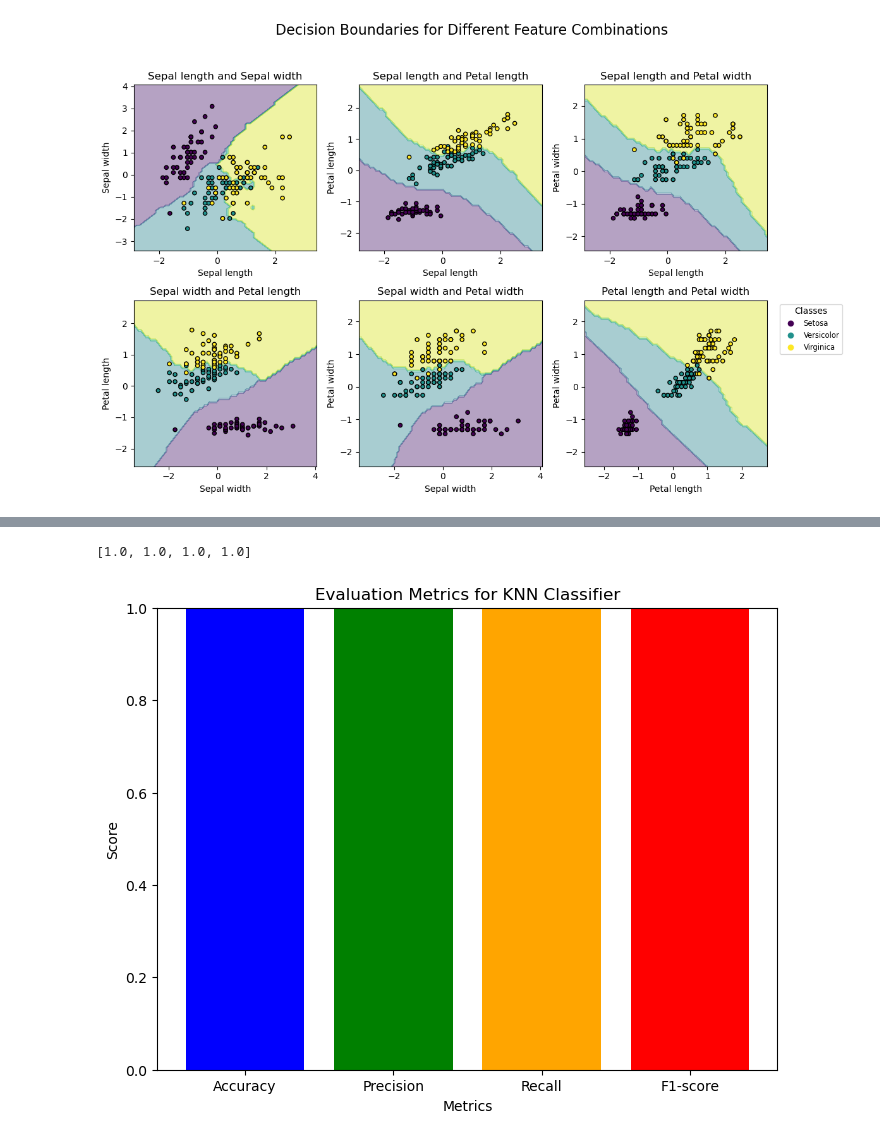
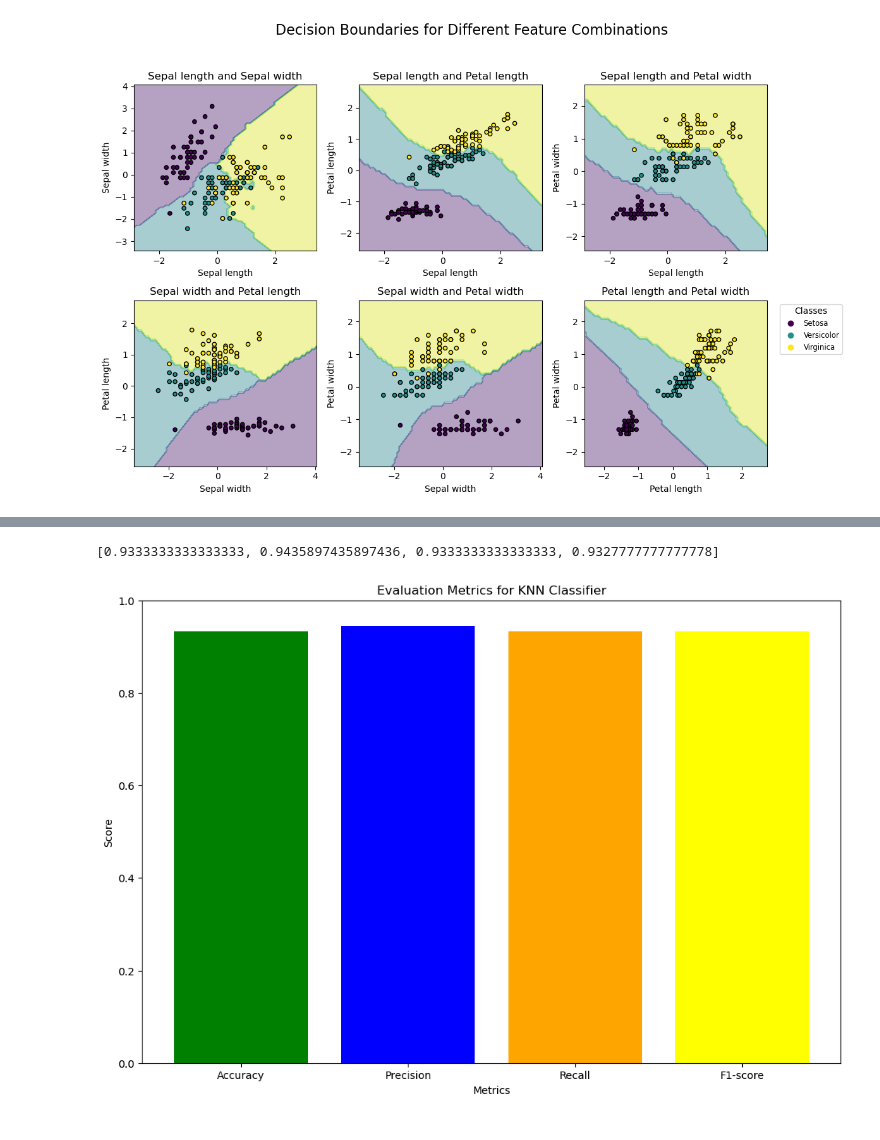
Before and after one commit to andreiandrade7/MACHINE-LEARNING-AND-STATISTICS, a Jupyter notebook: project.ipynb, the cells around one changed output, grey strips where cells are left out. Drawn from its saved outputs; the diff is of its cells as text; code cells hidden in the pictures.

```diff
--- a/project.ipynb
+++ b/project.ipynb
@@ -150,0 +154,18 @@ iris_df['class'] = iris.target
+# %%
+# Creating a DataFrame using the original dataset information
+iris_df = pd.DataFrame(data=iris.data, columns=iris.feature_names)
+
+# Adding a 'class' column based on the target variable
+iris_df['class'] = iris.target
+
+# Mapping numeric class labels to class names
+class_names = {0: 'Setosa', 1: 'Versicolor', 2: 'Virginica'}
+iris_df['class'] = iris_df['class'].map(class_names)
+
+# Visualizing relationships using seaborn's pairplot with updated class names in the legend
+sns.pairplot(iris_df, hue='class', palette='dark', hue_order=['Setosa', 'Versicolor', 'Virginica'])
+
+
+
+plt.savefig('images/output_raw-pairplot.png')
+plt.show()
@@ -171,12 +194,6 @@ else:
 
 X = iris_df[['sepal length (cm)', 'sepal width (cm)', 'petal length (cm)', 'petal width (cm)']]
 y = iris_df['class']
-
-
-# Load the Iris dataset
-iris = load_iris()
-X = pd.DataFrame(iris.data)
-y = iris.target
 # %% [output]
 No empty values were found.
 # %% [markdown]
@@ -503,32 +525,23 @@ Setting 9 neighbors in the classifier underscores the challenges in distinguishi
 # %%
-from sklearn.metrics import accuracy_score, precision_score, recall_score, f1_score
-
-# Initialize the KNN classifier
-knn = KNeighborsClassifier(n_neighbors=3)
-
-# Fit the classifier to the training data
-knn.fit(X_train, y_train)
-
-# Make predictions on the test set
-y_pred = knn.predict(X_test)
-
 # Calculate evaluation metrics
 accuracy = accuracy_score(y_test, y_pred)
 precision = precision_score(y_test, y_pred, average='weighted')
 recall = recall_score(y_test, y_pred, average='weighted')
 f1 = f1_score(y_test, y_pred, average='weighted')
 
 # Plotting the evaluation metrics
 metrics = ['Accuracy', 'Precision', 'Recall', 'F1-score']
 values = [accuracy, precision, recall, f1]
 print (values)
-plt.figure(figsize=(8, 6))
-plt.bar(metrics, values, color=['blue', 'green', 'orange', 'red'])
+plt.figure(figsize=(12, 8))
+plt.bar(metrics, values, color=['green', 'blue', 'orange', 'yellow'])
 plt.xlabel('Metrics')
 plt.ylabel('Score')
 plt.title('Evaluation Metrics for KNN Classifier')
 plt.ylim(0, 1)  # Setting y-axis limit to better visualize the scores
+
+plt.savefig('images/Evaluation Metrics for KNN Classifier.png')
 plt.show()
 # %% [output]
-[1.0, 1.0, 1.0, 1.0]
+[0.9333333333333333, 0.9435897435897436, 0.9333333333333333, 0.9327777777777778]
-[figure, old version]
+[figure, new version]
```
Also changed, not shown: parts of 26 cells of this notebook, 8 other files.
